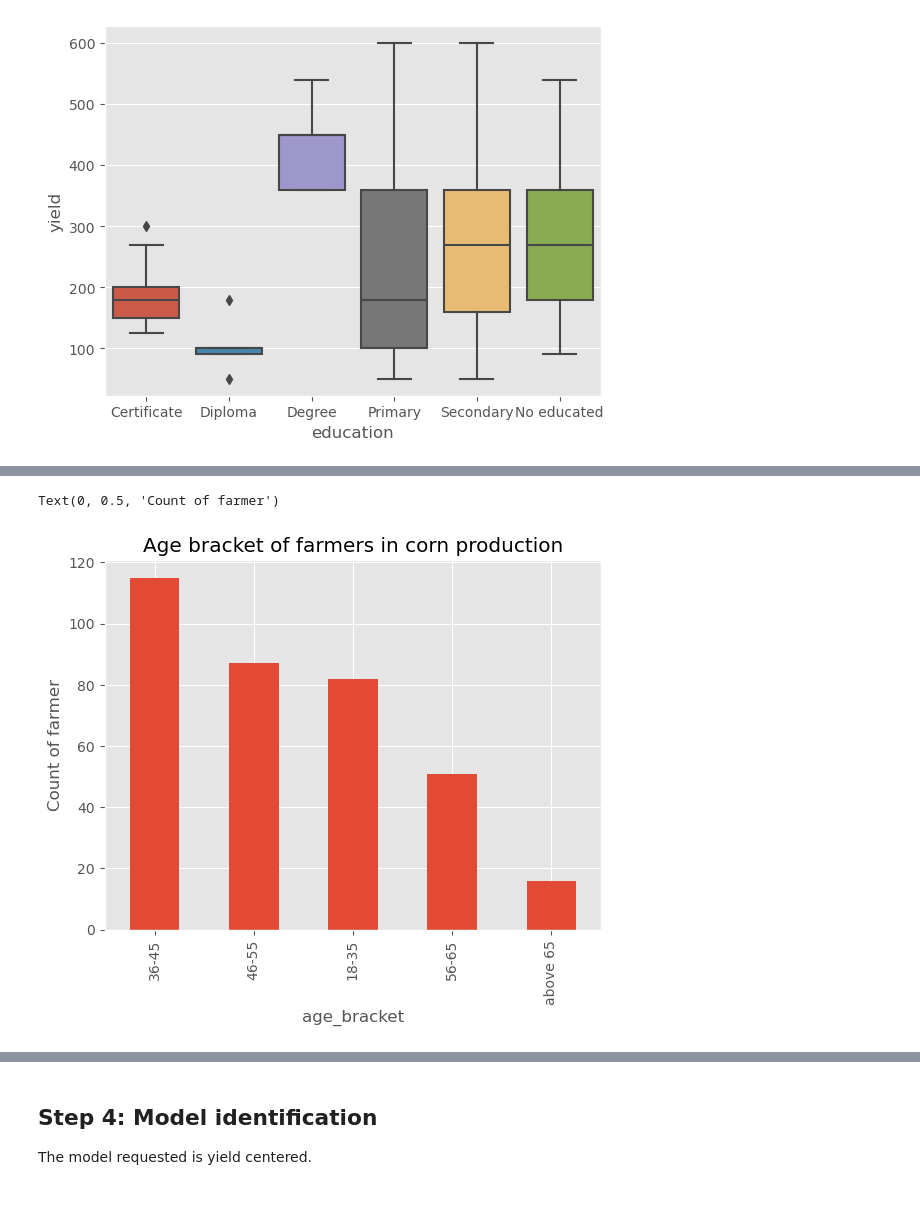
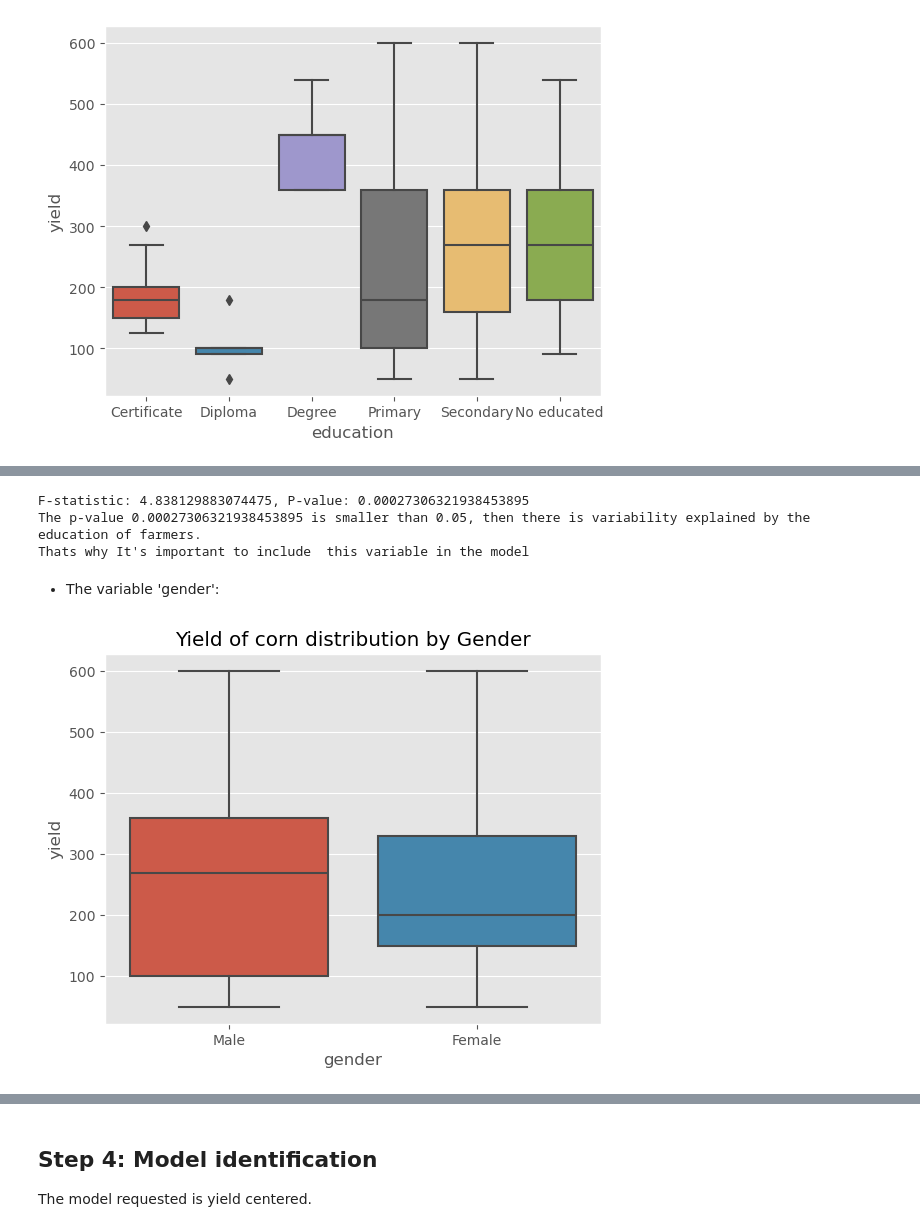
Before and after one commit to bizzaccelerator/midterm-project-mlzoomcamp, a Jupyter notebook: notebook.ipynb, the cells around one changed output, grey strips where cells are left out. Drawn from its saved outputs; the diff is of its cells as text; code cells hidden in the pictures; blank space fills up the shorter version.

Commit message:
EDA of categorical values in process.

```diff
--- a/notebook.ipynb
+++ b/notebook.ipynb
@@ -308,8 +300,25 @@ Text(0, 0.5, 'Count of farmer')
-# %%
-# The 'age_bracket' variable behave as:
-ax = corn_subset['age_bracket'].value_counts() \
-    .plot(kind='bar',title='Age bracket of farmers in corn production')
-ax.set_ylabel('Count of farmer')
-# %% [output]
-Text(0, 0.5, 'Count of farmer')
-[figure, removed]
+# %%
+# To validate the variability in yield explained by the farmer's 'education', I'll execute a one-way anova
+
+# The firts step is spliting the categories in the column as follows:
+groups = [group["yield"].values for name, group in corn_subset.groupby("education")]
+
+# Then the actual ANOVA is performed using
+f_stat, p_value = f_oneway(*groups)
+print(f"F-statistic: {f_stat}, P-value: {p_value}")
+
+print(f"The p-value {p_value} is smaller than 0.05, then there is variability explained by the education of farmers.")
+print("Thats why It's important to include  this variable in the model")
+# %% [output]
+F-statistic: 4.838129883074475, P-value: 0.00027306321938453895
+The p-value 0.00027306321938453895 is smaller than 0.05, then there is variability explained by the education of farmers.
+Thats why It's important to include  this variable in the model
+# %% [markdown]
+- The variable 'gender':
+# %%
+# The 'gender' variable behave as:
+sns.boxplot(x="gender", y="yield", data=corn_subset)
+plt.title("Yield of corn distribution by Gender")
+plt.show()
+# %% [output]
+[figure, added]
```
Also changed, not shown: parts of 10 cells of this notebook.
